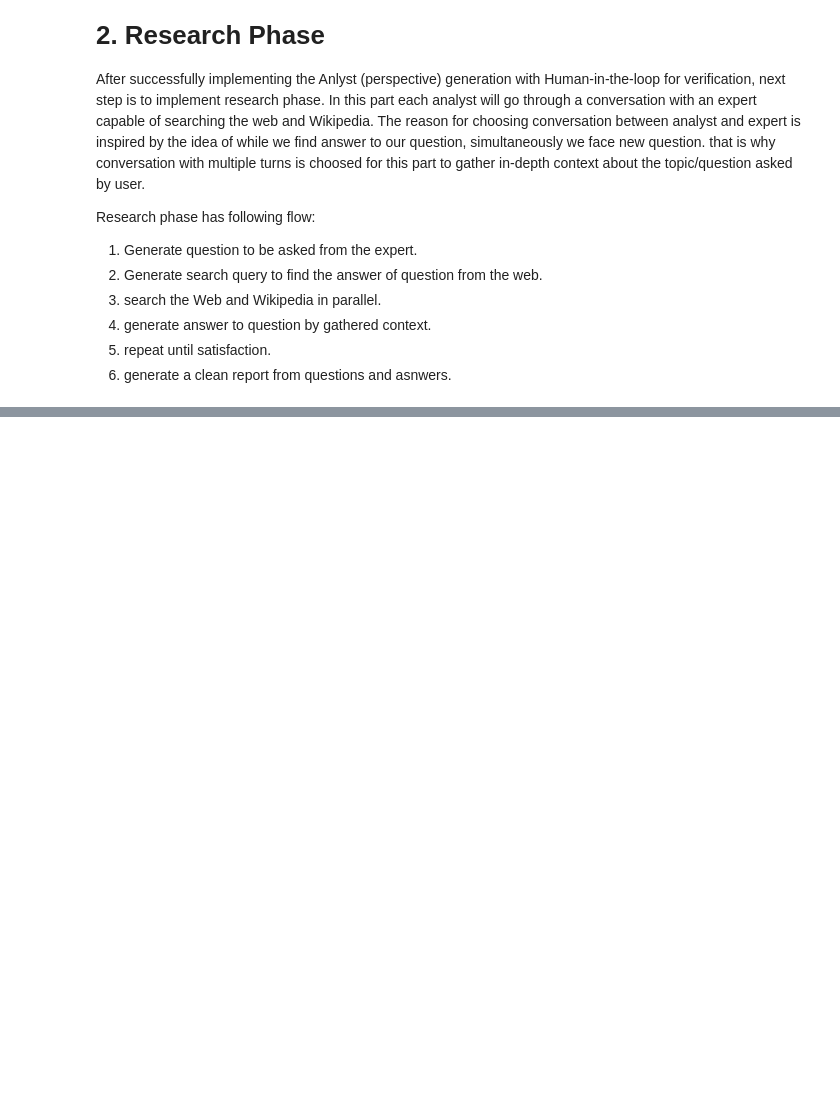
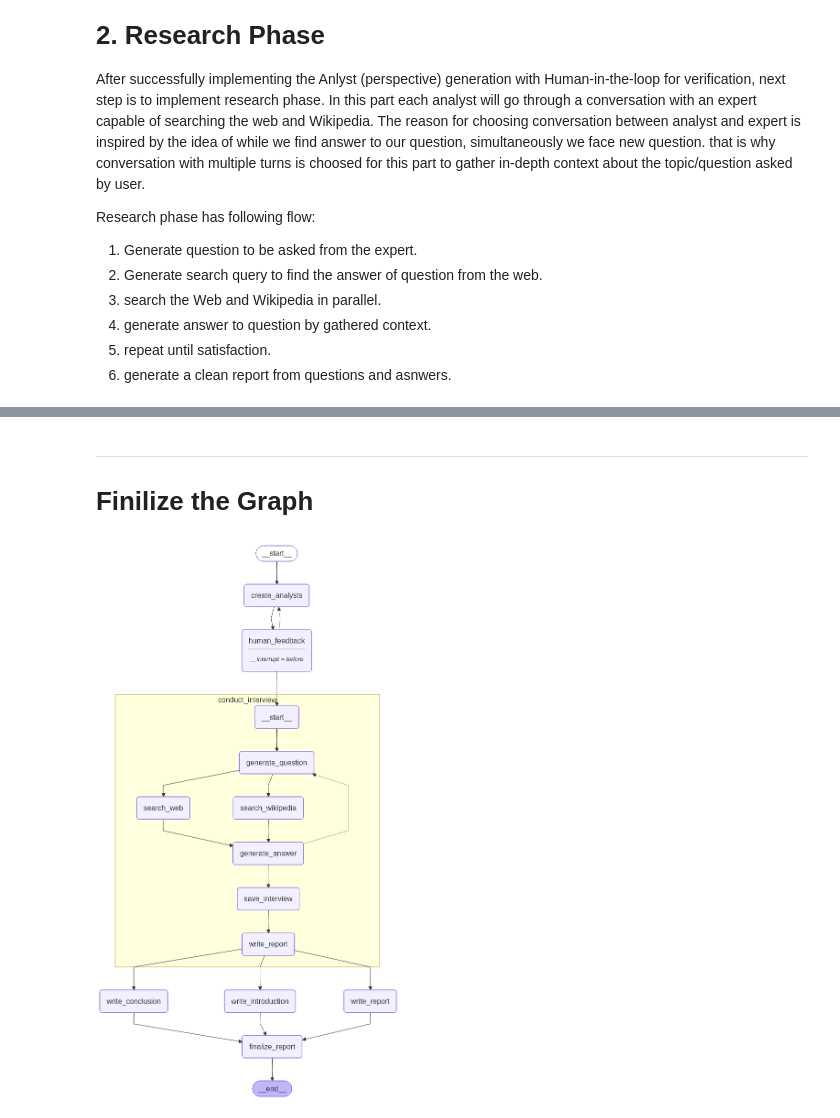
Before and after one commit to PeymanKh/llm-engineering-12-week-roadmap, a Jupyter notebook: codes/research_assistant/Untitled.ipynb, the cells around one changed output, grey strips where cells are left out. Drawn from its saved outputs; the diff is of its cells as text; code cells hidden in the pictures; blank space fills up the shorter version.

Commit message:
add research notebook

```diff
--- a/codes/research_assistant/Untitled.ipynb
+++ b/codes/research_assistant/Untitled.ipynb
@@ -383,0 +710,3 @@ state["messages"]
+# %% [markdown]
+---
+# Finilize the Graph
@@ -383,0 +724,19 @@ state["messages"]
+# %%
+# New router node for initiating interviews in parallel
+def initiate_interviews(state: ResearchGraphState):
+    """ This is the "map" step where we run each interview sub-graph using Send API """
+    human_feedback = state.get("human_feedback", None)
+
+    # Check if human feedback is provided
+    if human_feedback:
+        # return to create_analyst node
+        return "create_analysts"
+
+    # Start interviews in parallel using Send() API
+    topic = state["topic"]
+    return [Send(
+        "conduct_interview",
+        {
+            "analyst": analyst
+        }
+    ) for analyst in state["analysts"]]
@@ -383,0 +862,26 @@ state["messages"]
+# %%
+# Graph
+builder = StateGraph(ResearchGraphState)
+builder.add_node("create_analysts", create_analysts)
+builder.add_node("human_feedback", human_feedback)
+builder.add_node("conduct_interview", interview_builder.compile())
+builder.add_node("write_introduction",write_introduction)
+builder.add_node("write_report",write_report)
+builder.add_node("write_conclusion",write_conclusion)
+builder.add_node("finalize_report",finalize_report)
+
+builder.add_edge(START, "create_analysts")
+builder.add_edge("create_analysts", "human_feedback")
+builder.add_conditional_edges("human_feedback", initiate_interviews, ["create_analysts", "conduct_interview"])
+builder.add_edge("conduct_interview", "write_report")
+builder.add_edge("conduct_interview", "write_introduction")
+builder.add_edge("conduct_interview", "write_conclusion")
+builder.add_edge(["write_conclusion", "write_report", "write_introduction"], "finalize_report")
+builder.add_edge("finalize_report", END)
+
+# Compile
+memory = MemorySaver()
+graph = builder.compile(interrupt_before=['human_feedback'], checkpointer=memory)
+display(Image(graph.get_graph(xray=1).draw_mermaid_png()))
+# %% [output]
+[figure, added]
```
Also changed, not shown: parts of 37 cells of this notebook.
